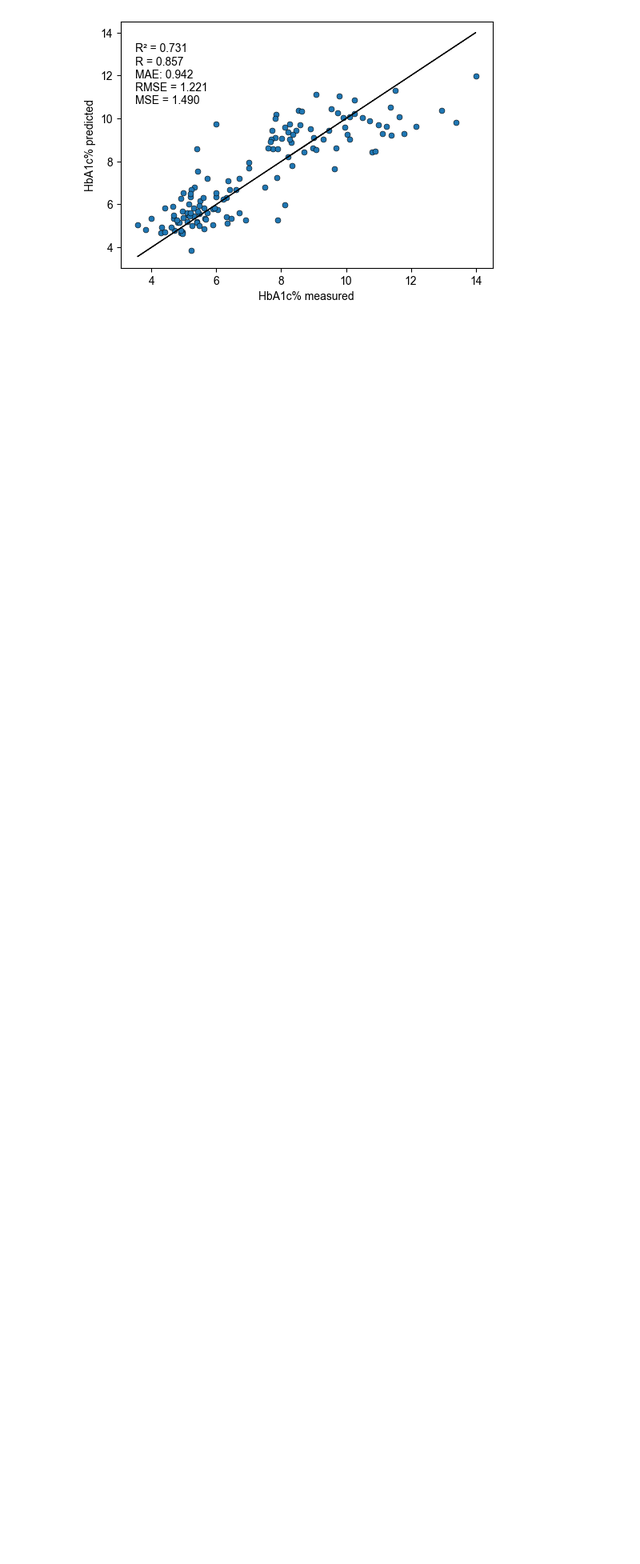
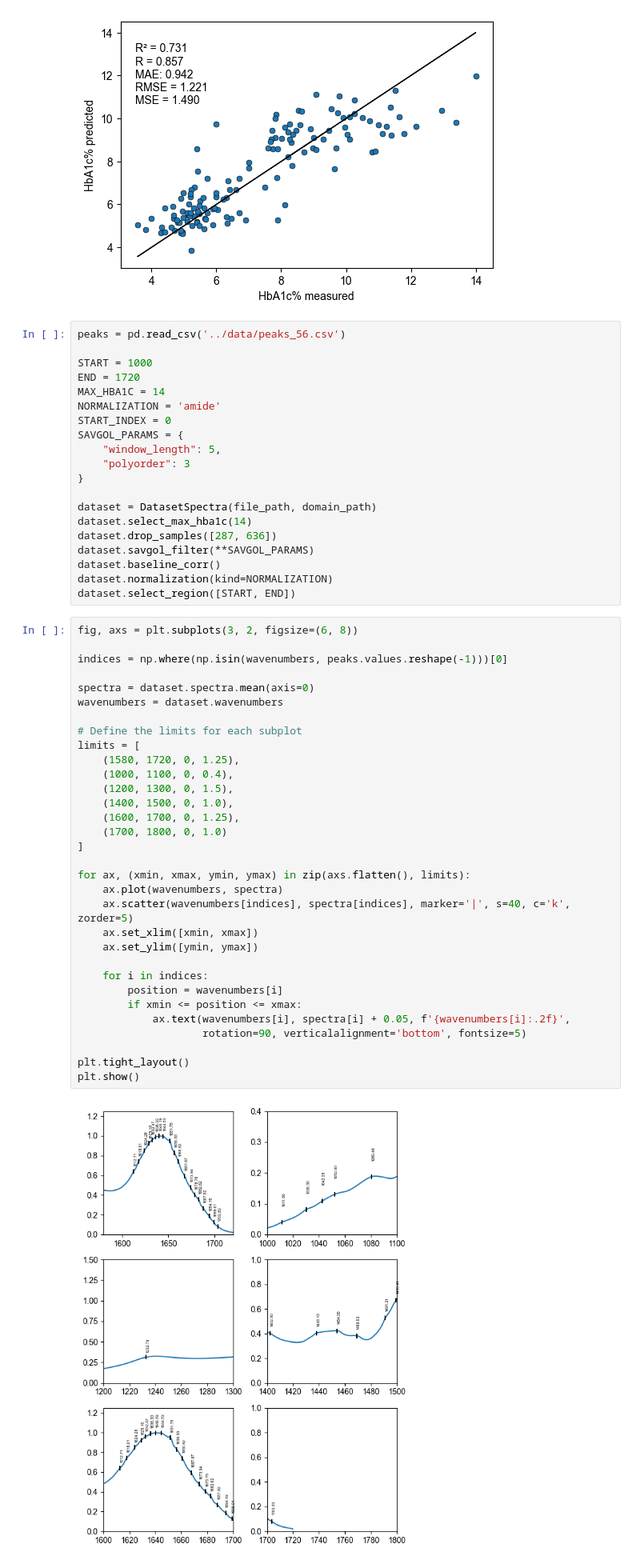
Before and after one commit to MelnychenkoM/ml_methods_hba1c, a Jupyter notebook: notebooks/visuals.ipynb, the cells around one changed output. Shown at 80% size. Saved outputs shown, nothing was run; the diff lists cells and outputs as text; blank space fills up the shorter version.

```diff
--- a/notebooks/visuals.ipynb
+++ b/notebooks/visuals.ipynb
@@ -215,3 +210,57 @@ fig, ax = validate_plot(y_true_cnn, y_pred_cnn, params={"x": 3.5, "y": 13.5})
 plt.savefig("../figures/validation_cnn.png", transparent=True, dpi=300)
 # %% [output]
 [figure]
+# %%
+peaks = pd.read_csv('../data/peaks_56.csv')
+
+START = 1000
+END = 1720
+MAX_HBA1C = 14
+NORMALIZATION = 'amide'
+START_INDEX = 0
+SAVGOL_PARAMS = {
+    "window_length": 5,
+    "polyorder": 3
+}
+
+dataset = DatasetSpectra(file_path, domain_path)
+dataset.select_max_hba1c(14)
+dataset.drop_samples([287, 636])
+dataset.savgol_filter(**SAVGOL_PARAMS)
+dataset.baseline_corr()
+dataset.normalization(kind=NORMALIZATION)
+dataset.select_region([START, END])
+# %%
+fig, axs = plt.subplots(3, 2, figsize=(6, 8))
+
+indices = np.where(np.isin(wavenumbers, peaks.values.reshape(-1)))[0]
+
+spectra = dataset.spectra.mean(axis=0)
+wavenumbers = dataset.wavenumbers
+
+# Define the limits for each subplot
+limits = [
+    (1580, 1720, 0, 1.25),
+    (1000, 1100, 0, 0.4),
+    (1200, 1300, 0, 1.5),
+    (1400, 1500, 0, 1.0),
+    (1600, 1700, 0, 1.25),
+    (1700, 1800, 0, 1.0)
+]
+
+for ax, (xmin, xmax, ymin, ymax) in zip(axs.flatten(), limits):
+    ax.plot(wavenumbers, spectra)
+    ax.scatter(wavenumbers[indices], spectra[indices], marker='|', s=40, c='k', zorder=5)
+    ax.set_xlim([xmin, xmax])
+    ax.set_ylim([ymin, ymax])
+
+    for i in indices:
+        position = wavenumbers[i]
+        if xmin <= position <= xmax:
+            ax.text(wavenumbers[i], spectra[i] + 0.05, f'{wavenumbers[i]:.2f}',
+                    rotation=90, verticalalignment='bottom', fontsize=5)
+
+plt.tight_layout()
+plt.show()
+# %% [output]
+[figure, added]
```
Also changed, not shown: parts of 6 cells of this notebook, 4 other files.
